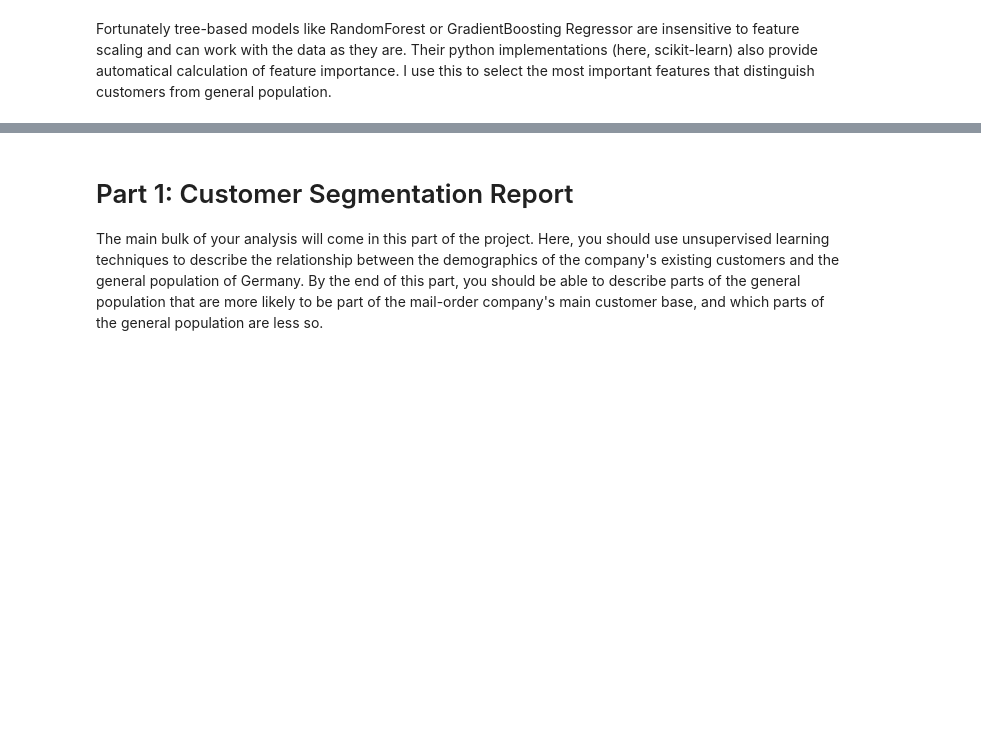
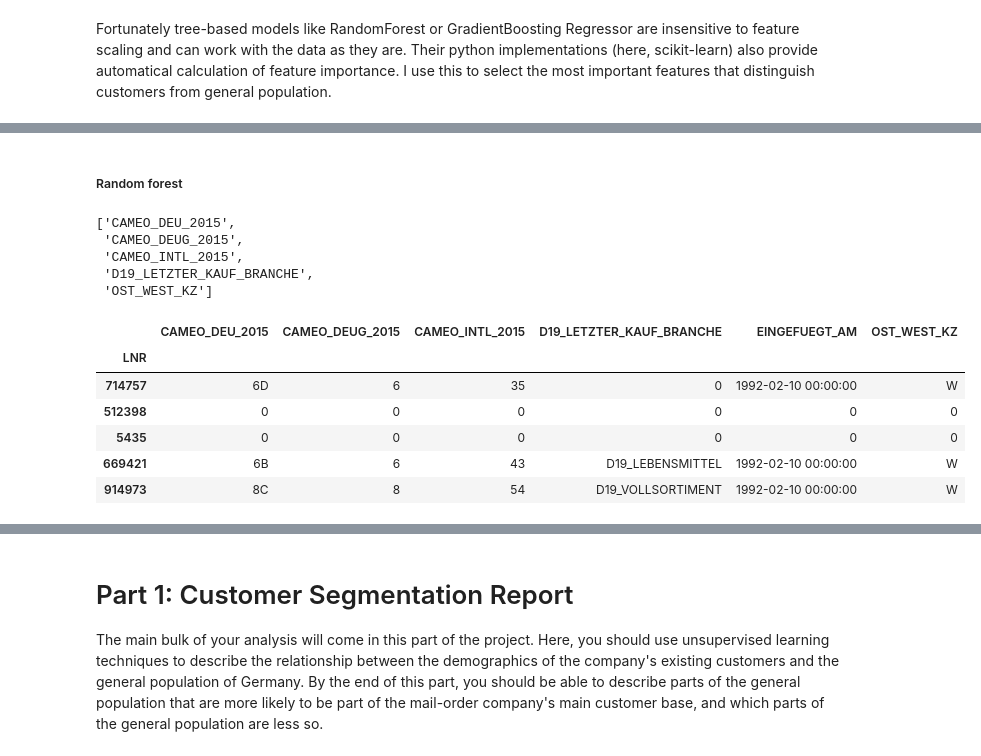
Before and after one commit to olalakul/udacity-MLengineer-capstone, a Jupyter notebook: Arvato Project Workbook.ipynb, the cells around one changed output, grey strips where cells are left out. Cells and saved outputs as stored; diff of their text form; code cells hidden in the pictures; blank space fills up the shorter version.

```diff
--- a/Arvato Project Workbook.ipynb
+++ b/Arvato Project Workbook.ipynb
@@ -193,0 +200,4 @@ Fortunately tree-based models like RandomForest or GradientBoosting Regressor ar
+# %%
+if 'customers' not in dir():
+    customers = pd.read_pickle('arvato_data/customers_cleaned.pkl')
+print('customers',customers.shape)
@@ -194,8 +206,9 @@ Fortunately tree-based models like RandomForest or GradientBoosting Regressor ar
 # %%
 is_customer = pd.concat([pd.Series(1, index=customers.index),
-                         pd.Series(0, index=azdias.index], axis=0, verify_integrity=True, copy=True)
+                         pd.Series(0, index=azdias.index)], axis=0, verify_integrity=True, copy=True)
 #customers['is_customer'] = 1
 #azdias['is_customer'] = 0
 data = pd.concat([customers.drop(['CUSTOMER_GROUP', 'ONLINE_PURCHASE',
                                   'PRODUCT_GROUP'], axis=1),
                   azdias], axis=0, verify_integrity=True, copy=True)
+data.drop(['EINGEFUEGT_AM'], axis=1, inplace=True)
@@ -202,4 +235,25 @@ data = pd.concat([customers.drop(['CUSTOMER_GROUP', 'ONLINE_PURCHASE',
 # %%
 # shuffle data
 is_customer = is_customer.sample(frac=1.0)
-data = data[is_customer.index]
+data = data.loc[is_customer.index]
+# %% [markdown]
+##### Random forest
+# %%
+object_columns = data.select_dtypes(include='object').columns.tolist()
+object_columns
+# %% [output]
+['CAMEO_DEU_2015',
+ 'CAMEO_DEUG_2015',
+ 'CAMEO_INTL_2015',
+ 'D19_LETZTER_KAUF_BRANCHE',
+ 'OST_WEST_KZ']
+# %%
+data[object_columns].head()
+# %% [output]
+|  | CAMEO_DEU_2015 | CAMEO_DEUG_2015 | CAMEO_INTL_2015 | D19_LETZTER_KAUF_BRANCHE | EINGEFUEGT_AM | OST_WEST_KZ |
+| LNR |  |  |  |  |  |  |
+| 714757 | 6D | 6 | 35 | 0 | 1992-02-10 00:00:00 | W |
+| 512398 | 0 | 0 | 0 | 0 | 0 | 0 |
+| 5435 | 0 | 0 | 0 | 0 | 0 | 0 |
+| 669421 | 6B | 6 | 43 | D19_LEBENSMITTEL | 1992-02-10 00:00:00 | W |
+| 914973 | 8C | 8 | 54 | D19_VOLLSORTIMENT | 1992-02-10 00:00:00 | W |
```
Also changed, not shown: parts of 10 cells of this notebook.
